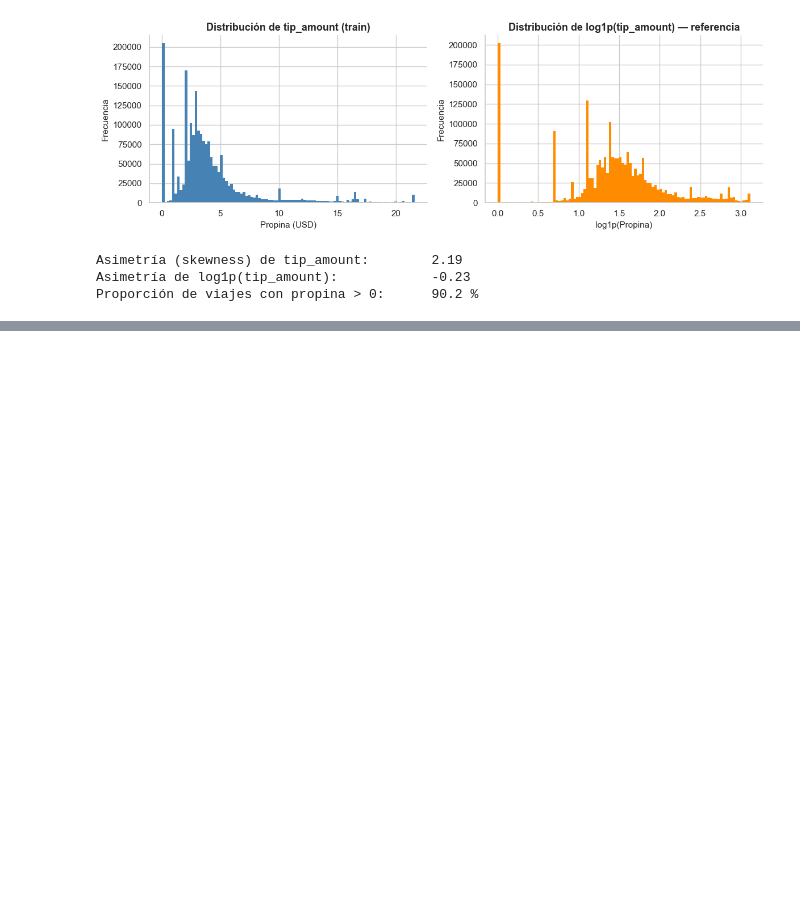
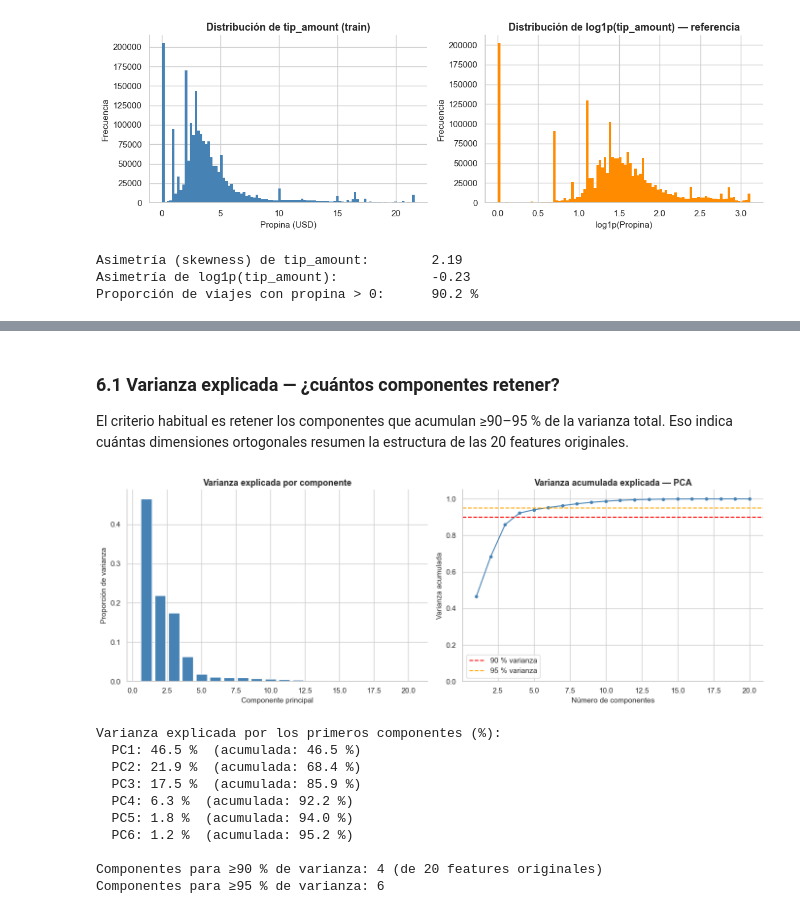
Before and after one commit to nmoguilner/ceia_add, a Jupyter notebook: tp_grupal_yellowtaxi_target_propina.ipynb, the cells around one changed output, grey strips where cells are left out. Drawn from its saved outputs; the diff is of its cells as text; code cells hidden in the pictures; blank space fills up the shorter version.

```diff
--- a/tp_grupal_yellowtaxi_target_propina.ipynb
+++ b/tp_grupal_yellowtaxi_target_propina.ipynb
@@ -1650,0 +1421,12 @@ Para este problema, **conservamos las features originales (post encoding)** como
+# %%
+from sklearn.decomposition import PCA
+
+pca = PCA(n_components=X_train_enc_esc.shape[1])
+pca.fit(X_train_enc_esc)
+
+loadings = pd.DataFrame(
+    pca.components_.T,
+    columns=[f'PC{i+1}' for i in range(pca.n_components_)],
+    index=X_train_enc_esc.columns
+)
+loadings.round(3).head(20)
@@ -1650,0 +1451,48 @@ Para este problema, **conservamos las features originales (post encoding)** como
+# %% [markdown]
+### 6.1 Varianza explicada — ¿cuántos componentes retener?
+
+El criterio habitual es retener los componentes que acumulan ≥90–95 % de la varianza total. Eso indica cuántas dimensiones ortogonales resumen la estructura de las 20 features originales.
+# %%
+_varianza = pca.explained_variance_ratio_
+_varianza_acum = np.cumsum(_varianza)
+_n_comp = len(_varianza_acum)
+
+fig, axes = plt.subplots(1, 2, figsize=(14, 5))
+
+axes[0].bar(range(1, _n_comp + 1), _varianza, color='steelblue')
+axes[0].set_title('Varianza explicada por componente')
+axes[0].set_xlabel('Componente principal')
+axes[0].set_ylabel('Proporción de varianza')
+
+axes[1].plot(range(1, _n_comp + 1), _varianza_acum, marker='o', markersize=4, color='steelblue')
+axes[1].axhline(0.90, linestyle='--', color='red',    label='90 % varianza')
+axes[1].axhline(0.95, linestyle='--', color='orange', label='95 % varianza')
+axes[1].set_title('Varianza acumulada explicada — PCA')
+axes[1].set_xlabel('Número de componentes')
+axes[1].set_ylabel('Varianza acumulada')
+axes[1].legend()
+axes[1].set_ylim(0, 1.05)
+
+plt.tight_layout()
+plt.show()
+
+_n_90 = int(np.argmax(_varianza_acum >= 0.90) + 1)
+_n_95 = int(np.argmax(_varianza_acum >= 0.95) + 1)
+
+print('Varianza explicada por los primeros componentes (%):')
+for i in range(min(6, _n_comp)):
+    print(f'  PC{i+1}: {_varianza[i]*100:.1f} %  (acumulada: {_varianza_acum[i]*100:.1f} %)')
+print(f'\nComponentes para ≥90 % de varianza: {_n_90} (de {_n_comp} features originales)')
+print(f'Componentes para ≥95 % de varianza: {_n_95}')
+# %% [output]
+[figure, added]
+Varianza explicada por los primeros componentes (%):
+  PC1: 46.5 %  (acumulada: 46.5 %)
+  PC2: 21.9 %  (acumulada: 68.4 %)
+  PC3: 17.5 %  (acumulada: 85.9 %)
+  PC4: 6.3 %  (acumulada: 92.2 %)
+  PC5: 1.8 %  (acumulada: 94.0 %)
+  PC6: 1.2 %  (acumulada: 95.2 %)
+
+Componentes para ≥90 % de varianza: 4 (de 20 features originales)
+Componentes para ≥95 % de varianza: 6
```
Also changed, not shown: parts of 69 cells of this notebook.
